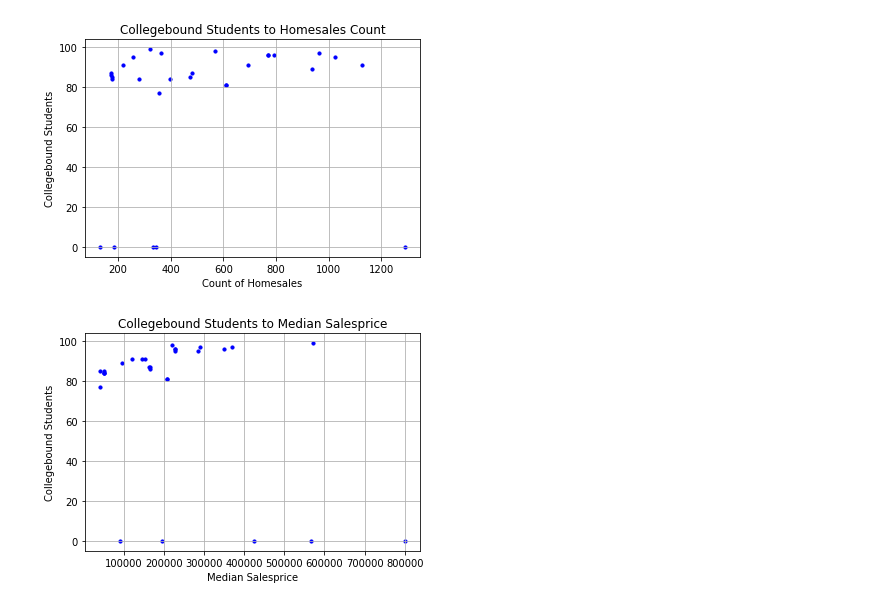
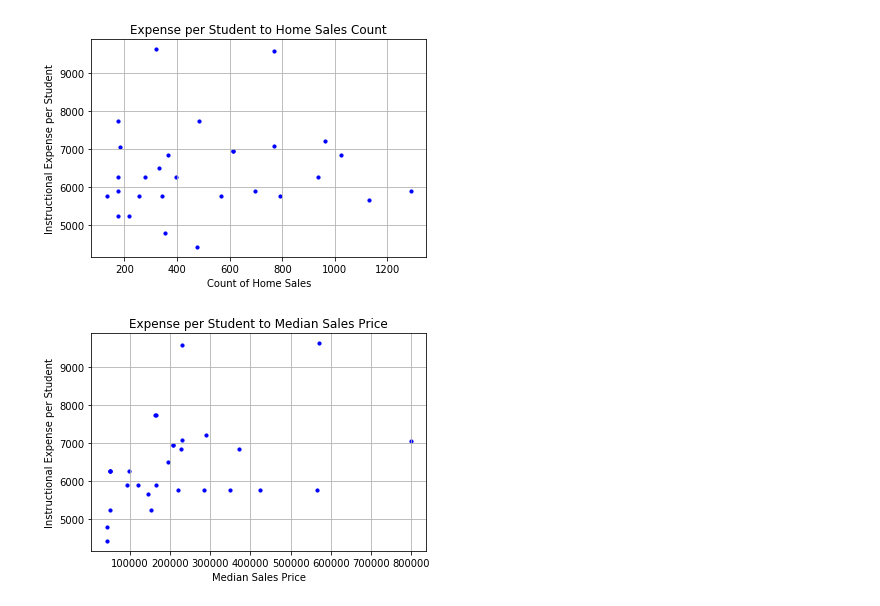
Before and after one commit to turtle3k/team-project, a Jupyter notebook: Data/ChartsforPresentation.ipynb, the cells around one changed output. Cells and saved outputs as stored; diff of their text form; code cells hidden in the pictures.

```diff
--- a/Data/ChartsforPresentation.ipynb
+++ b/Data/ChartsforPresentation.ipynb
@@ -40,26 +76,26 @@ print(school_details)
 # %%
-plt.scatter(sales_details_2018["homesalecount"], school_details["collegebound"], marker="o", s = 10, color = ["blue"])
+plt.scatter(sales_details_2018["homesalecount"], school_details["Instructionalexpensepupil"], marker="o", color = ["blue"], s = 10)
 
-plt.title("Collegebound Students to Homesales Count")
-plt.xlabel("Count of Homesales")
-plt.ylabel("Collegebound Students")
+plt.title("Expense per Student to Home Sales Count")
+plt.xlabel("Count of Home Sales")
+plt.ylabel("Instructional Expense per Student")
 plt.grid(True)
 
-#plt.savefig("CollegeboundHomesaleCount.png")
+#plt.savefig("InstructionalExpenseHomeSalesCount.png")
 
 plt.show()
 # %% [output]
-[figure, old version]
+[figure, new version]
 # %%
-plt.scatter(sales_details_2018["medsaleprice"], school_details["collegebound"], marker="o", color = ["blue"], s = 10)
+plt.scatter(sales_details_2018["medsaleprice"], school_details["Instructionalexpensepupil"], marker="o", color = ["blue"], s = 10)
 
-plt.title("Collegebound Students to Median Salesprice")
-plt.xlabel("Median Salesprice")
-plt.ylabel("Collegebound Students")
+plt.title("Expense per Student to Median Sales Price")
+plt.xlabel("Median Sales Price")
+plt.ylabel("Instructional Expense per Student")
 plt.grid(True)
 
-#plt.savefig("CollegeboundMedianSalesprice.png")
+#plt.savefig("InstructionalExpenseMedianSalesPrice.png")
 
 plt.show()
 # %% [output]
-[figure, old version]
+[figure, new version]
```
Also changed, not shown: parts of 5 cells of this notebook.
